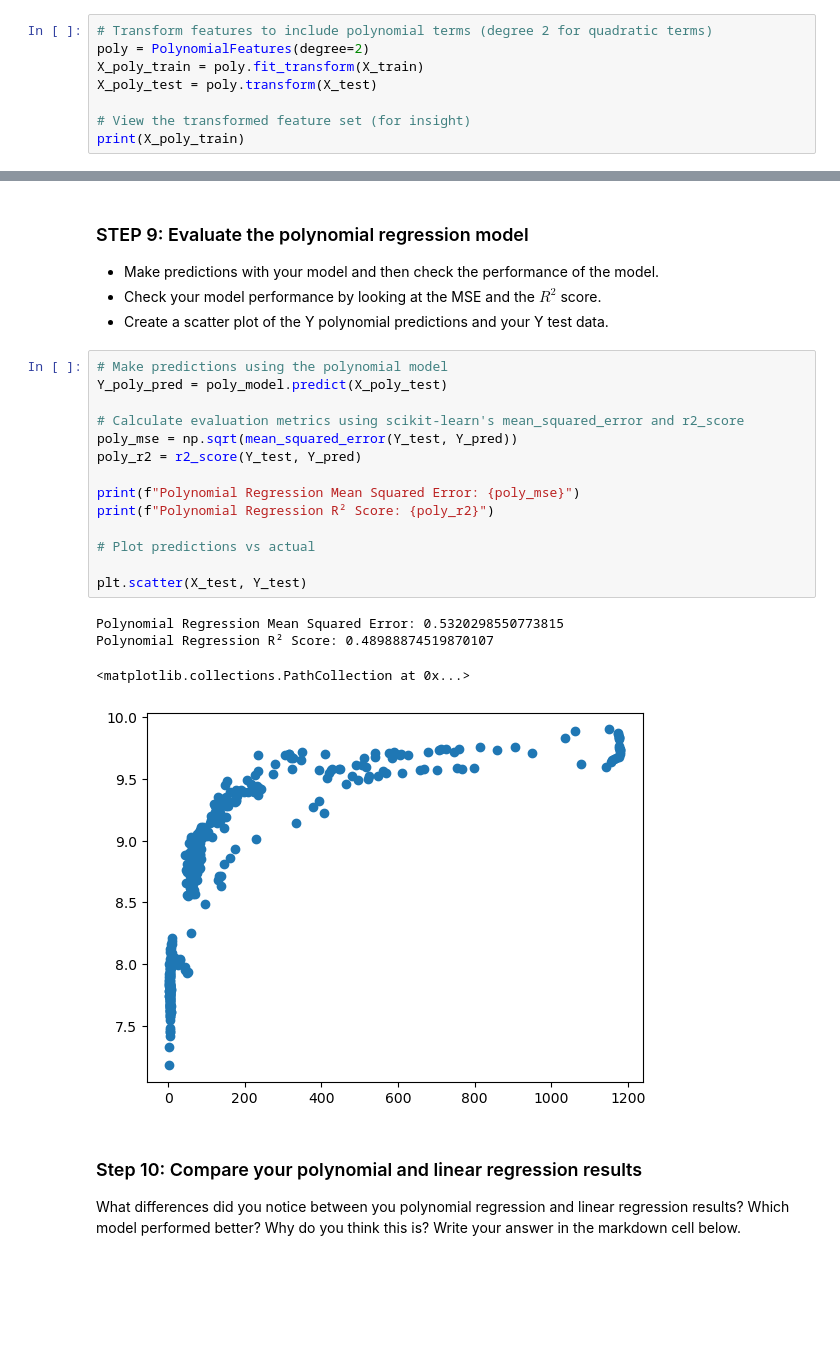
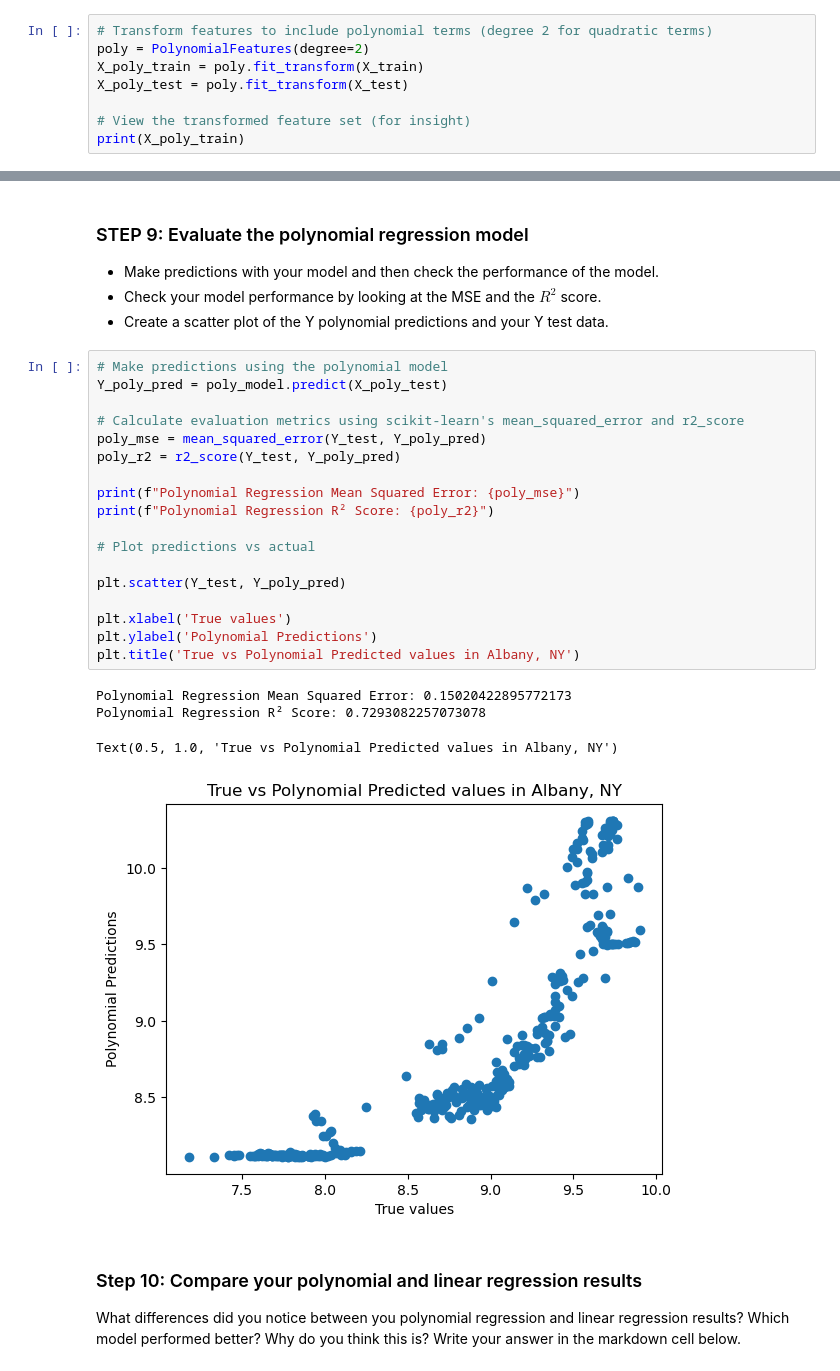
Before and after one commit to tommats00/EDS232-labs, a Jupyter notebook: Week1/Lab1-hurricane.ipynb, the cells around one changed output, grey strips where cells are left out. Saved outputs shown, nothing was run; the diff lists cells and outputs as text; blank space fills up the shorter version.

```diff
--- a/Week1/Lab1-hurricane.ipynb
+++ b/Week1/Lab1-hurricane.ipynb
@@ -218,7 +220,7 @@ We assumed linear regression would work well with our data, but this data doesn'
 # Transform features to include polynomial terms (degree 2 for quadratic terms)
 poly = PolynomialFeatures(degree=2)
 X_poly_train = poly.fit_transform(X_train)
-X_poly_test = poly.transform(X_test)
+X_poly_test = poly.fit_transform(X_test)
 
 # View the transformed feature set (for insight)
 print(X_poly_train)
@@ -266,22 +249,26 @@ LinearRegression()
 # %%
 # Make predictions using the polynomial model
 Y_poly_pred = poly_model.predict(X_poly_test)
 
 # Calculate evaluation metrics using scikit-learn's mean_squared_error and r2_score
-poly_mse = np.sqrt(mean_squared_error(Y_test, Y_pred))
-poly_r2 = r2_score(Y_test, Y_pred)
+poly_mse = mean_squared_error(Y_test, Y_poly_pred)
+poly_r2 = r2_score(Y_test, Y_poly_pred)
 
 print(f"Polynomial Regression Mean Squared Error: {poly_mse}")
 print(f"Polynomial Regression R² Score: {poly_r2}")
 
 # Plot predictions vs actual
 
-plt.scatter(X_test, Y_test)
+plt.scatter(Y_test, Y_poly_pred)
+
+plt.xlabel('True values')
+plt.ylabel('Polynomial Predictions')
+plt.title('True vs Polynomial Predicted values in Albany, NY')
 # %% [output]
-Polynomial Regression Mean Squared Error: 0.5320298550773815
-Polynomial Regression R² Score: 0.48988874519870107
+Polynomial Regression Mean Squared Error: 0.15020422895772173
+Polynomial Regression R² Score: 0.7293082257073078
-<matplotlib.collections.PathCollection at 0x...>
+Text(0.5, 1.0, 'True vs Polynomial Predicted values in Albany, NY')
-[figure, old version]
+[figure, new version]
 # %% [markdown]
 ### Step 10: Compare your polynomial and linear regression results
 
```
Also changed, not shown: parts of 6 cells of this notebook.
